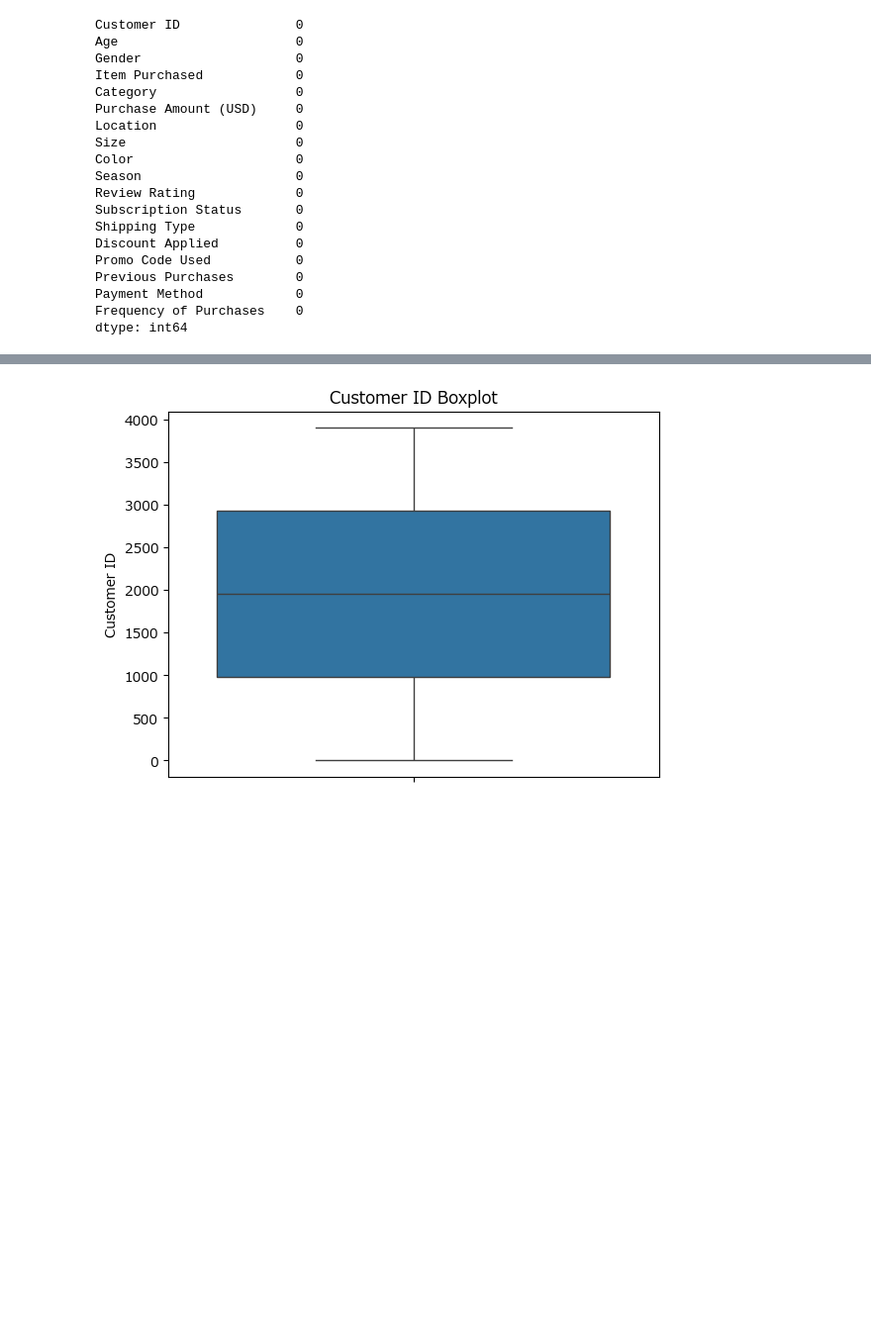
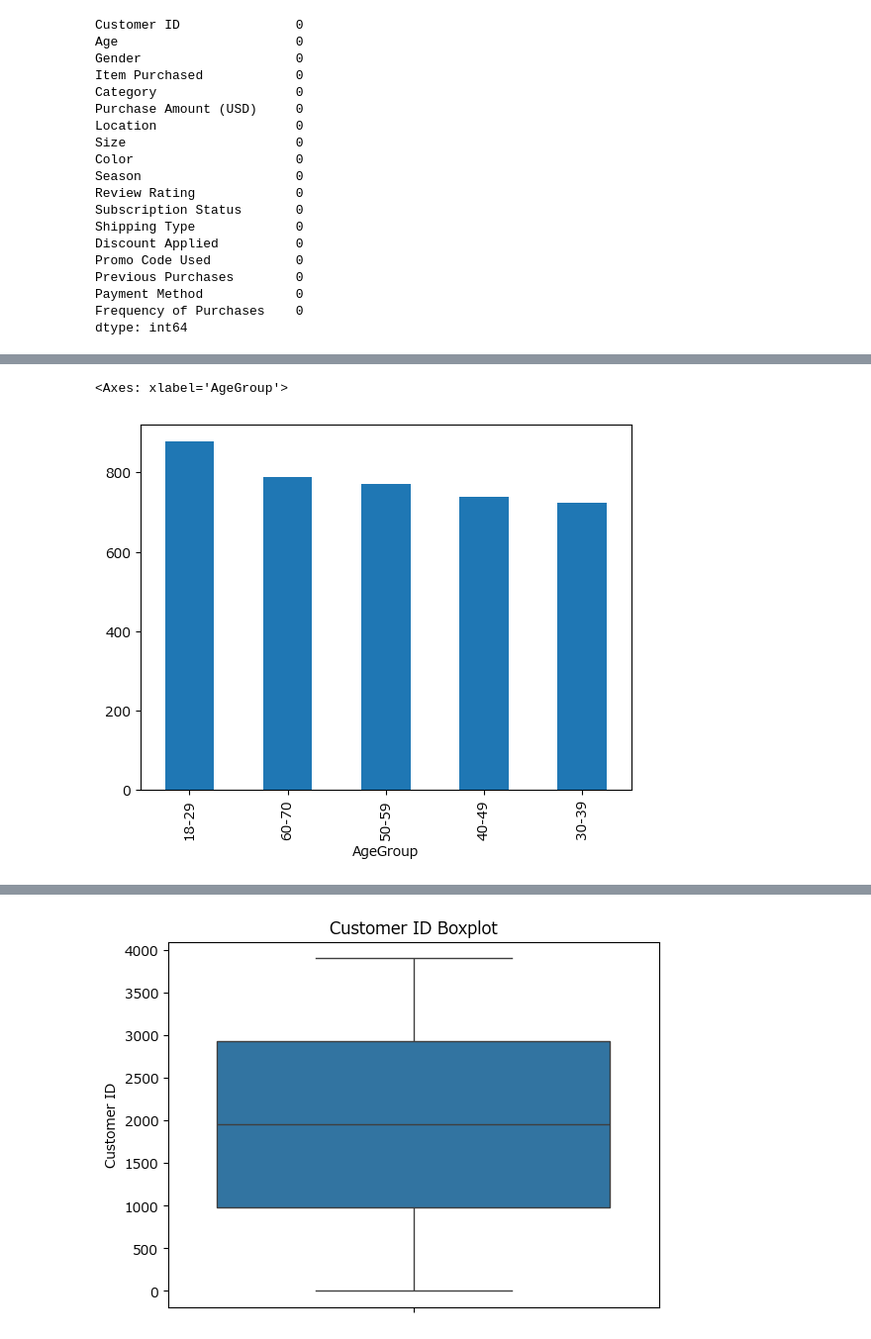
Before and after one commit to masakazu2025/kaggle-consumer-behavior-and-shopping-habits-dataset, a Jupyter notebook: shopping_behavior.ipynb, the cells around one changed output, grey strips where cells are left out. Shown at 99% size. Drawn from its saved outputs; the diff is of its cells as text; code cells hidden in the pictures; blank space fills up the shorter version.

```diff
--- a/shopping_behavior.ipynb
+++ b/shopping_behavior.ipynb
@@ -117,0 +609,5 @@ dtype: int64
+# %%
+df["AgeGroup"].value_counts().plot(kind="bar")
+# %% [output]
+<Axes: xlabel='AgeGroup'>
+[figure, added]
```
Also changed, not shown: parts of 63 cells of this notebook.
